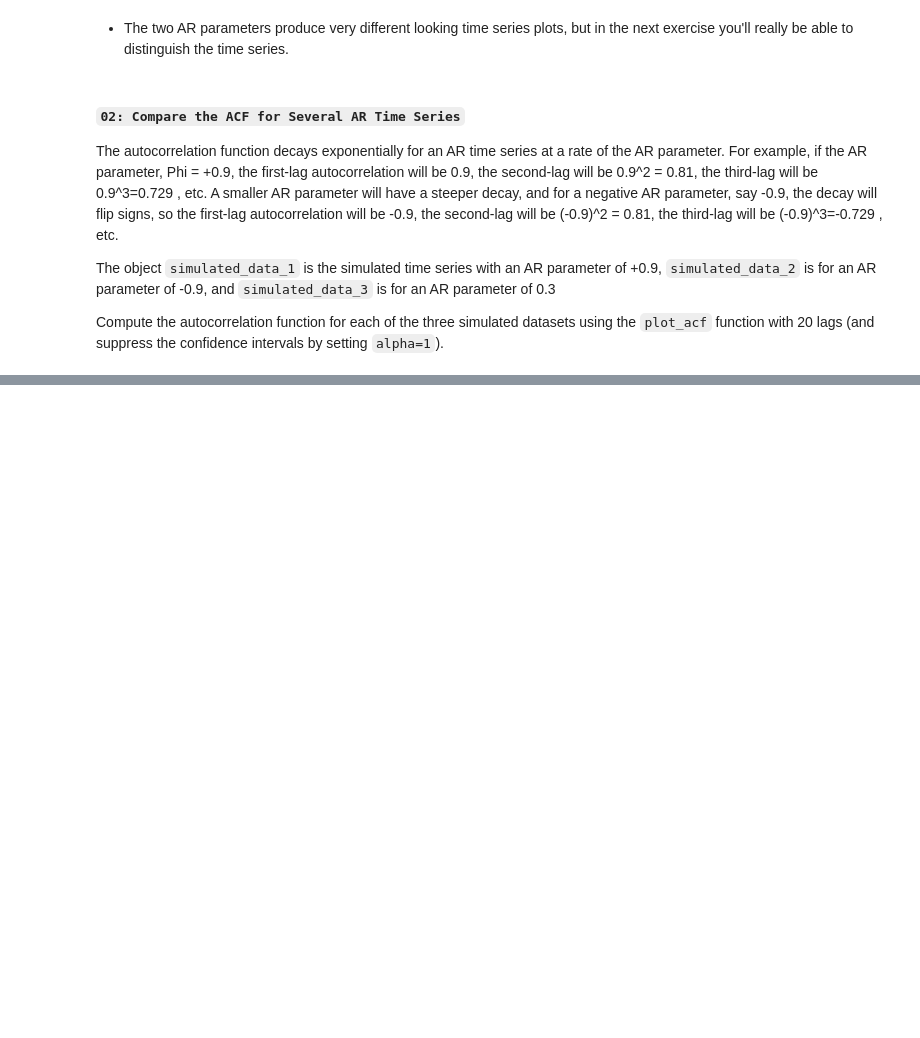
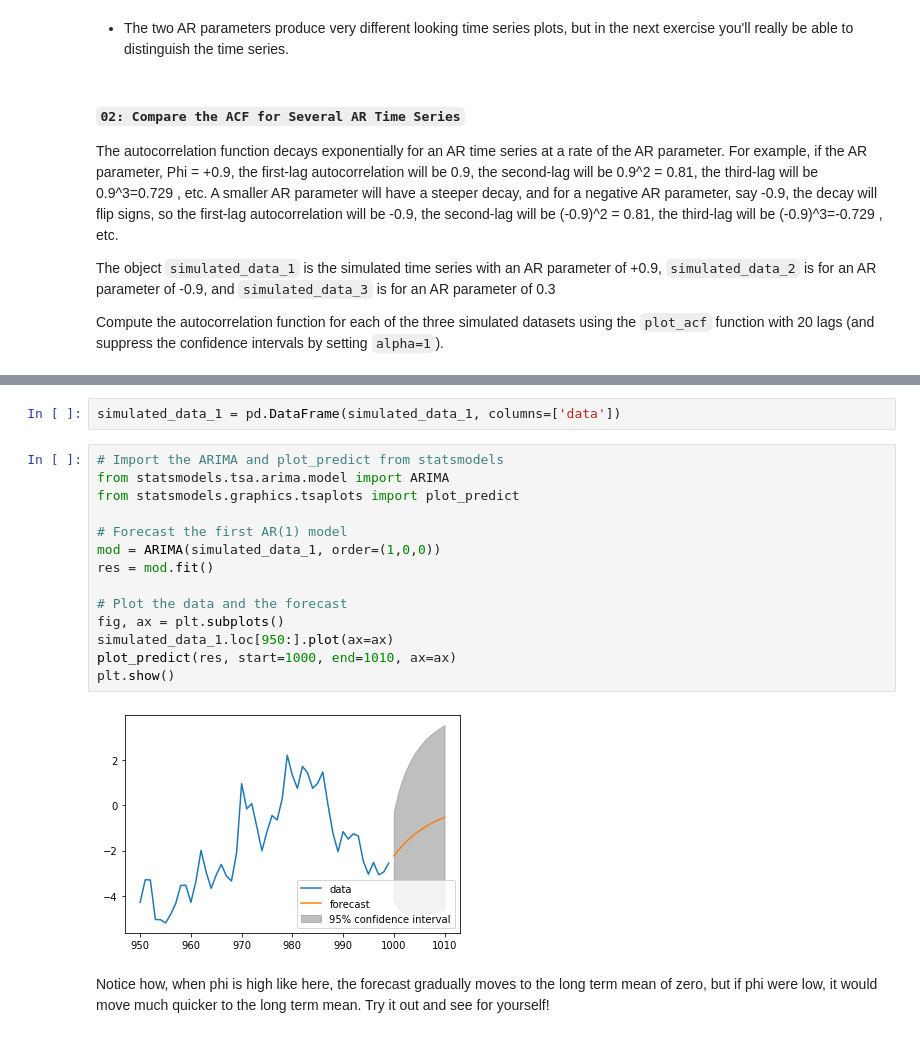
Before and after one commit to AI-MOO/Time_Series_Datacamp, a Jupyter notebook: 02_Time_Series_Analysis_in_Python/03_Autoregressive_AR_Models.ipynb, the cells around one changed output, grey strips where cells are left out. Saved outputs shown, nothing was run; the diff lists cells and outputs as text; blank space fills up the shorter version.

Commit message:
AR models with different orders ACF & PACF, Forecast and estimate orders

```diff
--- a/02_Time_Series_Analysis_in_Python/03_Autoregressive_AR_Models.ipynb
+++ b/02_Time_Series_Analysis_in_Python/03_Autoregressive_AR_Models.ipynb
@@ -107,0 +168,20 @@ plt.show()
+# %%
+simulated_data_1 = pd.DataFrame(simulated_data_1, columns=['data'])
+# %%
+# Import the ARIMA and plot_predict from statsmodels
+from statsmodels.tsa.arima.model import ARIMA
+from statsmodels.graphics.tsaplots import plot_predict
+
+# Forecast the first AR(1) model
+mod = ARIMA(simulated_data_1, order=(1,0,0))
+res = mod.fit()
+
+# Plot the data and the forecast
+fig, ax = plt.subplots()
+simulated_data_1.loc[950:].plot(ax=ax)
+plot_predict(res, start=1000, end=1010, ax=ax)
+plt.show()
+# %% [output]
+[figure, added]
+# %% [markdown]
+Notice how, when phi is high like here, the forecast gradually moves to the long term mean of zero, but if phi were low, it would move much quicker to the long term mean. Try it out and see for yourself!
```
Also changed, not shown: parts of 22 cells of this notebook.
